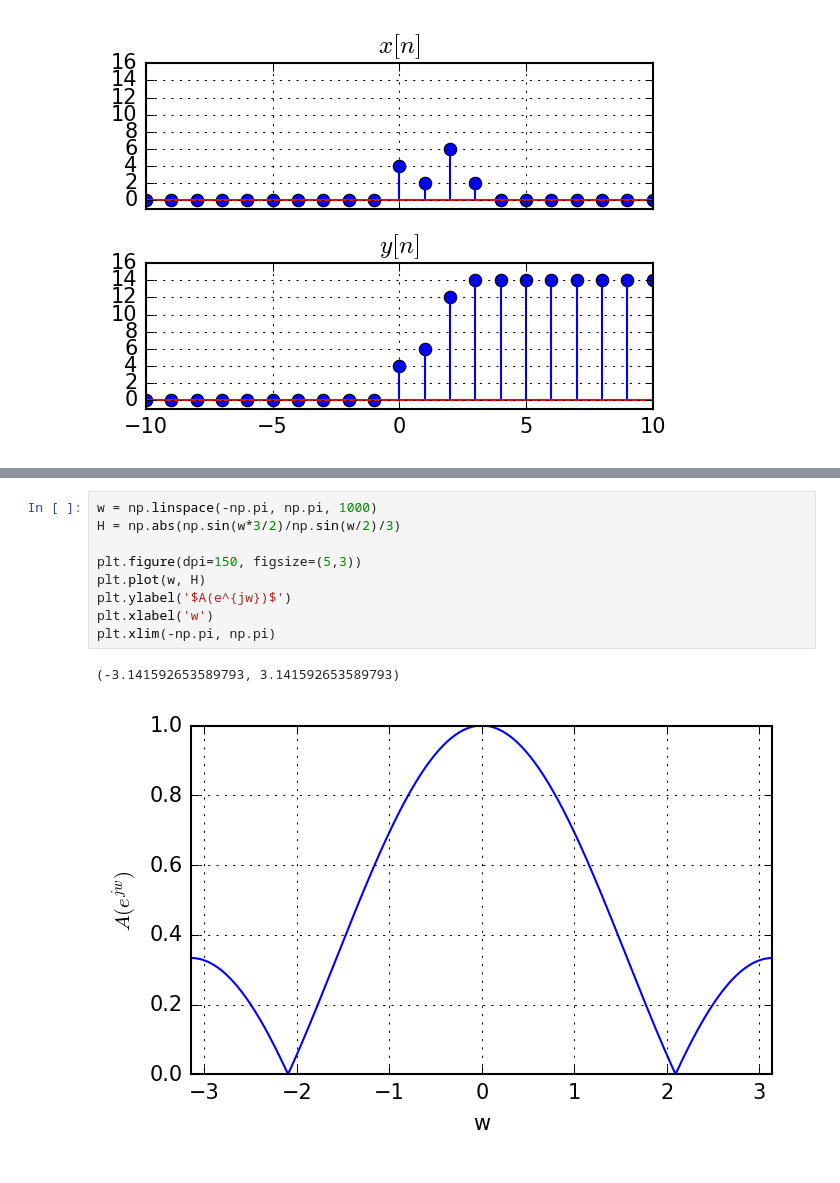
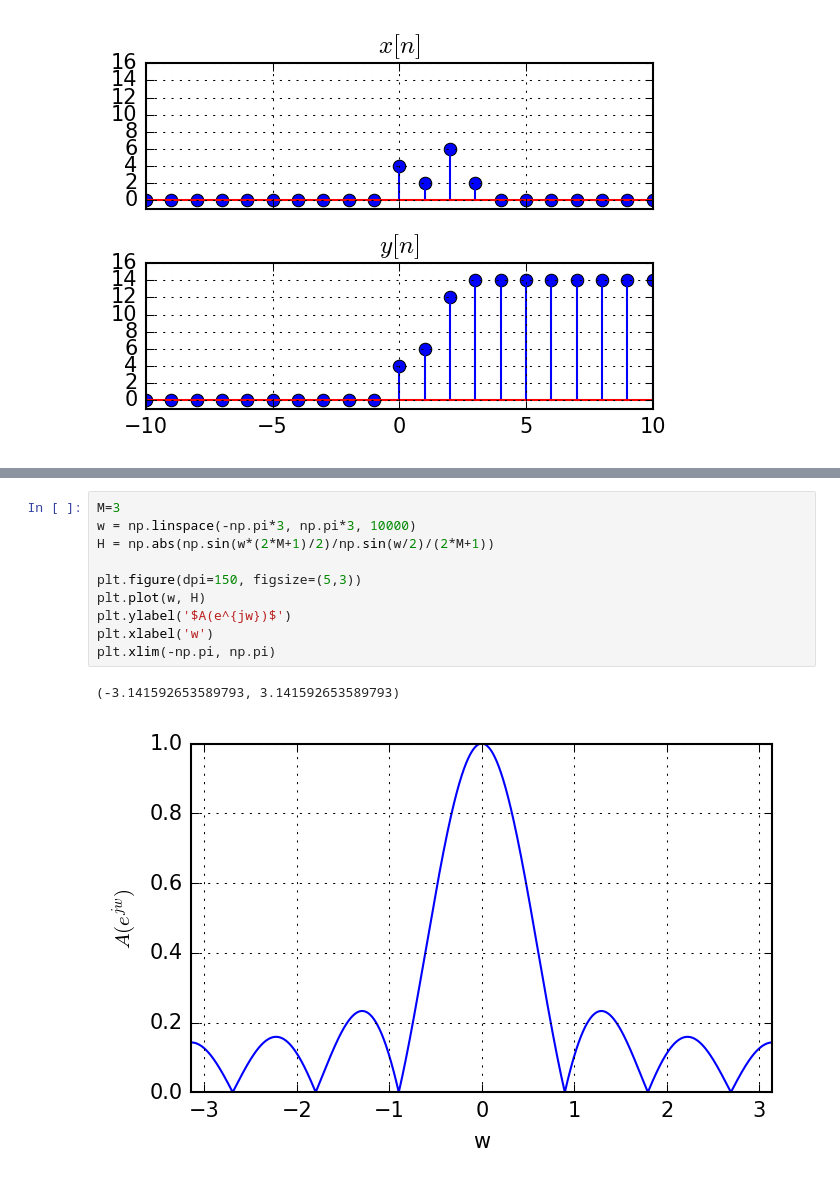
Before and after one commit to nikolaims/dsp19, a Jupyter notebook: lectures/lecture3.ipynb, the cells around one changed output, grey strips where cells are left out. Saved outputs shown, nothing was run; the diff lists cells and outputs as text.

```diff
--- a/lectures/lecture3.ipynb
+++ b/lectures/lecture3.ipynb
@@ -265,17 +267,18 @@ $H(e^{jw}) = \frac{1}{3} \frac{sin\big(w3/2\big)}{sin(w/2)}$
 
 $A(e^{jw}) = |H(e^{jw})| = \Big|\frac{1}{3} \frac{sin(3w/2)}{sin(w/2)}\Big|$
 # %%
-w = np.linspace(-np.pi, np.pi, 1000)
-H = np.abs(np.sin(w*3/2)/np.sin(w/2)/3)
+M=3
+w = np.linspace(-np.pi*3, np.pi*3, 10000)
+H = np.abs(np.sin(w*(2*M+1)/2)/np.sin(w/2)/(2*M+1))
 
 plt.figure(dpi=150, figsize=(5,3))
 plt.plot(w, H)
 plt.ylabel('$A(e^{jw})$')
 plt.xlabel('w')
 plt.xlim(-np.pi, np.pi)
 # %% [output]
 (-3.141592653589793, 3.141592653589793)
-[figure, old version]
+[figure, new version]
 # %%
 n = np.arange(-20, 20)
 
```
Also changed, not shown: parts of 5 cells of this notebook, 6 other files.
